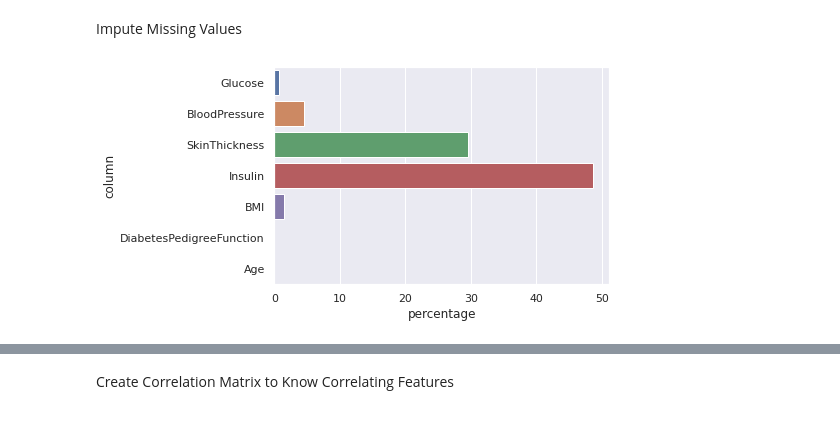
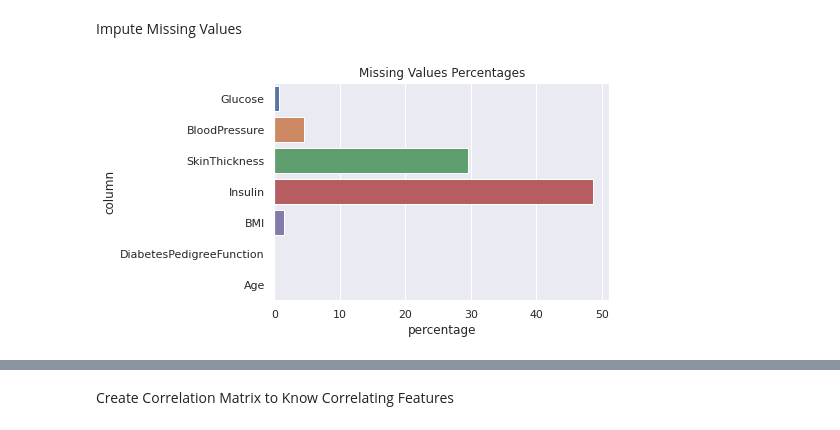
Before and after one commit to adindariztia/Bangkit_DiabetesPredictionML, a Jupyter notebook: PIMA_Dataset_Overview.ipynb, the cells around one changed output, grey strips where cells are left out. Cells and saved outputs as stored; diff of their text form; code cells hidden in the pictures.

```diff
--- a/PIMA_Dataset_Overview.ipynb
+++ b/PIMA_Dataset_Overview.ipynb
@@ -55,23 +55,23 @@ Impute Missing Values
 # %%
 # Missing values interpreted as 0
 # 0 values in 'Pregnancy' is not a missing value, it means that the woman is never pregnant
 # Convert to categorical value 1, 0
 df.Pregnancies = df.Pregnancies.astype(bool).astype(int)
 
 # Convert zeros to NaN, count NaNs each columns and the percentages
 rows = []
 column = ['Glucose','BloodPressure','SkinThickness','Insulin','BMI','DiabetesPedigreeFunction', 'Age']
 for col in column:
     df[col] = df[col].replace(0,np.NaN)
     nans = df[col].isna().sum()
     percentage = ((nans / len(df)) * 100).round(2)
     rows.append([col, nans, percentage])
 mv = pd.DataFrame(rows, columns=['column','nans','percentage'])
 
 sns.set()
-mv_p = sns.barplot(x='percentage', y='column', data=mv)
+mv_p = sns.barplot(x='percentage', y='column', data=mv).set_title('Missing Values Percentages')
 # %% [output]
-[figure, old version]
+[figure, new version]
 # %%
 # Impute NaNs with median / mean
 def fillna_median (col, df):
```
Also changed, not shown: parts of 4 cells of this notebook.
